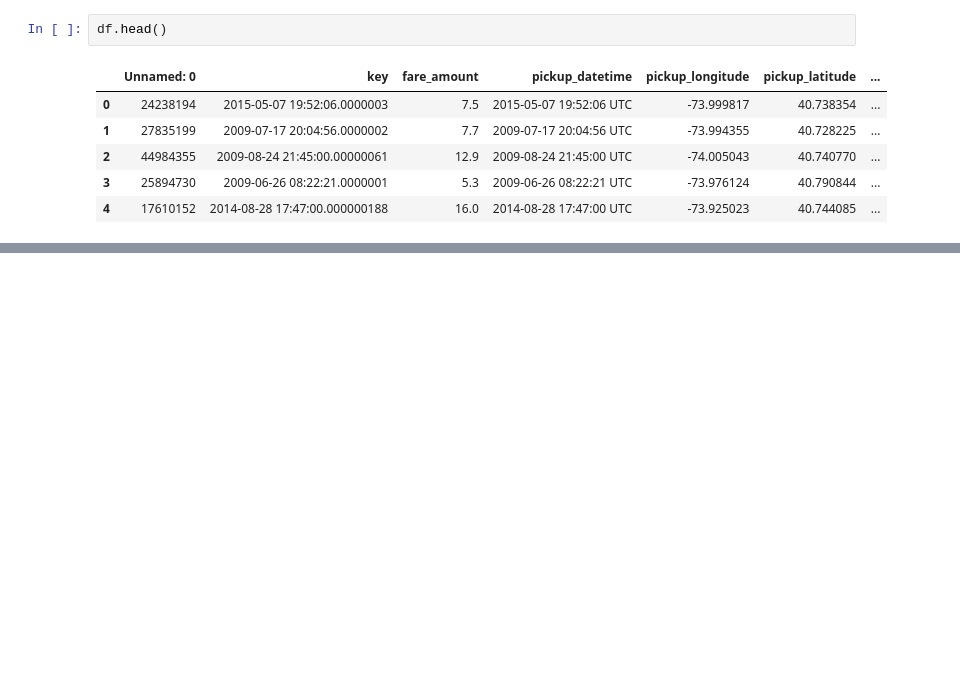
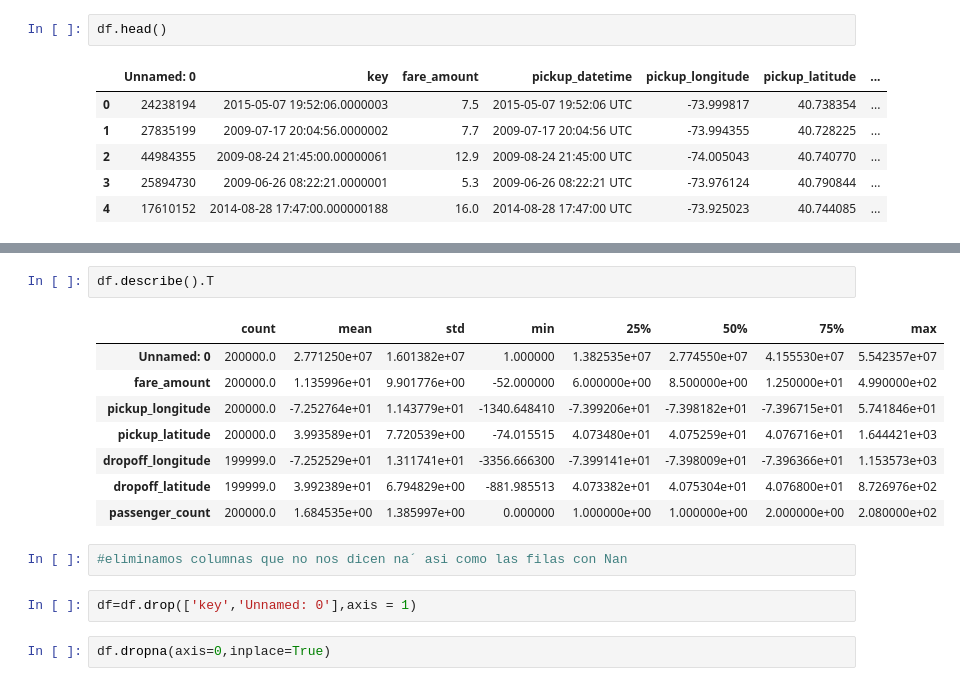
Before and after one commit to alorenzoti/Uber_proyect, a Jupyter notebook: EDA_uber.ipynb, the cells around one changed output, grey strips where cells are left out. Cells and saved outputs as stored; diff of their text form; blank space fills up the shorter version.

```diff
--- a/EDA_uber.ipynb
+++ b/EDA_uber.ipynb
@@ -14,0 +66,17 @@ df.head()
+# %%
+df.describe().T
+# %% [output]
+|  | count | mean | std | min | 25% | 50% | 75% | max |
+| Unnamed: 0 | 200000.0 | 2.771250e+07 | 1.601382e+07 | 1.000000 | 1.382535e+07 | 2.774550e+07 | 4.155530e+07 | 5.542357e+07 |
+| fare_amount | 200000.0 | 1.135996e+01 | 9.901776e+00 | -52.000000 | 6.000000e+00 | 8.500000e+00 | 1.250000e+01 | 4.990000e+02 |
+| pickup_longitude | 200000.0 | -7.252764e+01 | 1.143779e+01 | -1340.648410 | -7.399206e+01 | -7.398182e+01 | -7.396715e+01 | 5.741846e+01 |
+| pickup_latitude | 200000.0 | 3.993589e+01 | 7.720539e+00 | -74.015515 | 4.073480e+01 | 4.075259e+01 | 4.076716e+01 | 1.644421e+03 |
+| dropoff_longitude | 199999.0 | -7.252529e+01 | 1.311741e+01 | -3356.666300 | -7.399141e+01 | -7.398009e+01 | -7.396366e+01 | 1.153573e+03 |
+| dropoff_latitude | 199999.0 | 3.992389e+01 | 6.794829e+00 | -881.985513 | 4.073382e+01 | 4.075304e+01 | 4.076800e+01 | 8.726976e+02 |
+| passenger_count | 200000.0 | 1.684535e+00 | 1.385997e+00 | 0.000000 | 1.000000e+00 | 1.000000e+00 | 2.000000e+00 | 2.080000e+02 |
+# %%
+#eliminamos columnas que no nos dicen na´ asi como las filas con Nan
+# %%
+df=df.drop(['key','Unnamed: 0'],axis = 1)
+# %%
+df.dropna(axis=0,inplace=True)
```
Also changed, not shown: parts of 16 cells of this notebook.
